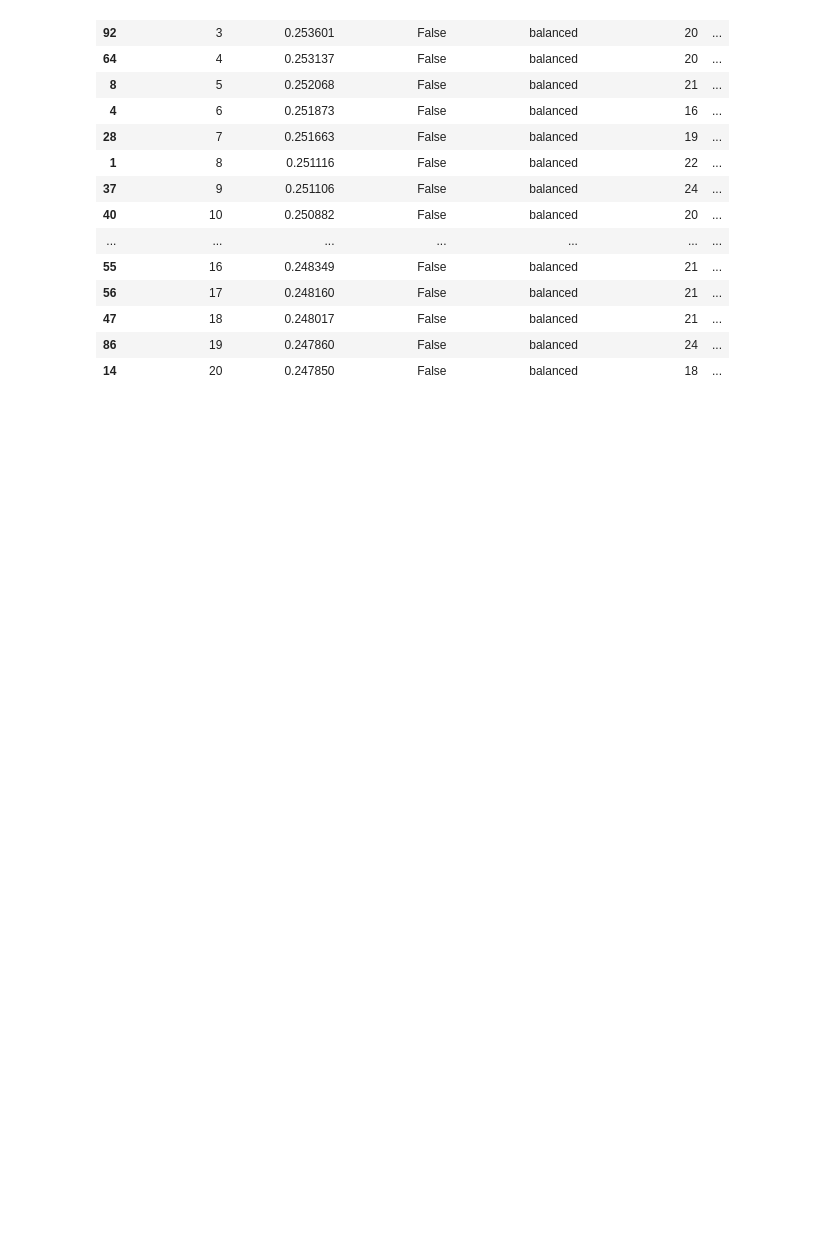
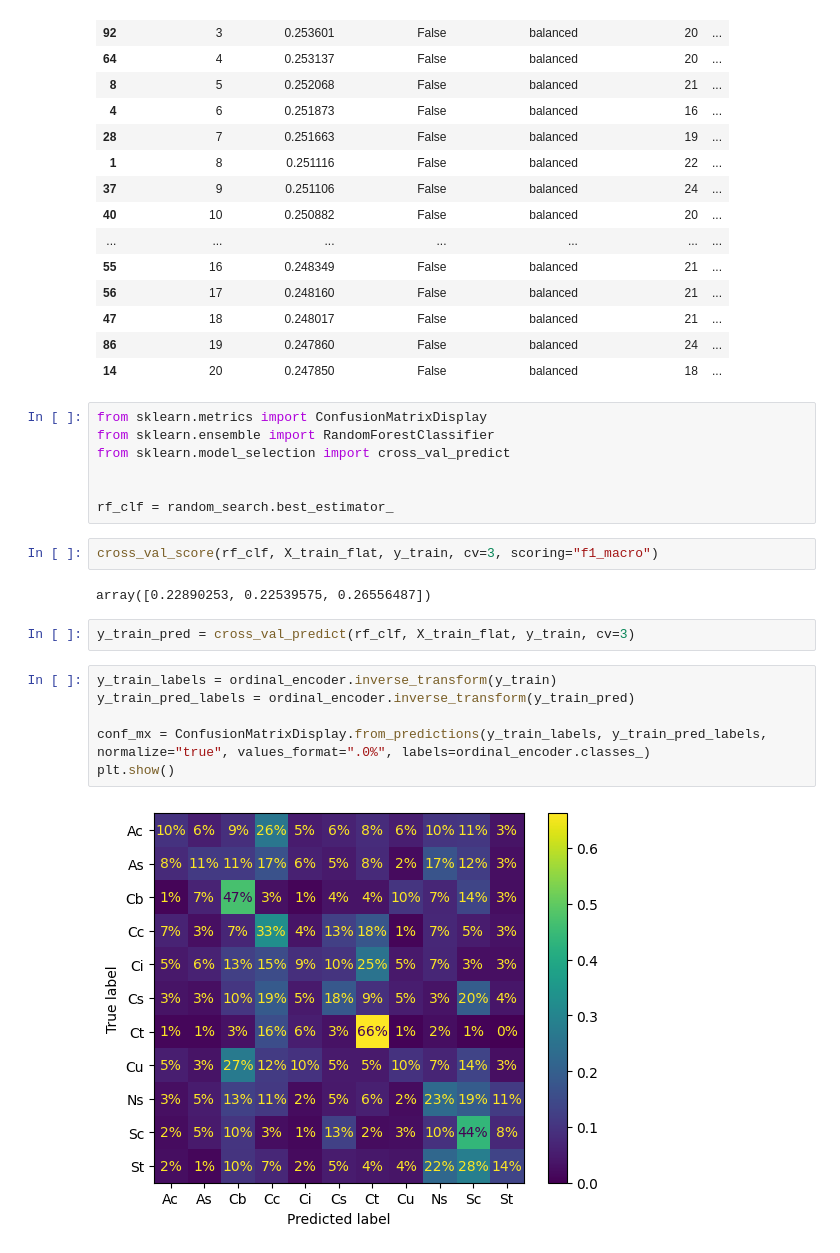
Before and after one commit to LucasNseyep/belle-weder, a Jupyter notebook: notebooks/belle-weder-vision-lab-book/lab-book-2/02_model_fine_tuning.ipynb, the cells around one changed output. Cells and saved outputs as stored; diff of their text form; blank space fills up the shorter version.

```diff
--- a/notebooks/belle-weder-vision-lab-book/lab-book-2/02_model_fine_tuning.ipynb
+++ b/notebooks/belle-weder-vision-lab-book/lab-book-2/02_model_fine_tuning.ipynb
@@ -373,3 +373,24 @@ visible_df.sort_values("rank_test_score").head(20)
 | 47 | 18 | 0.248017 | False | balanced | 21 | ... |
 | 86 | 19 | 0.247860 | False | balanced | 24 | ... |
 | 14 | 20 | 0.247850 | False | balanced | 18 | ... |
+# %%
+from sklearn.metrics import ConfusionMatrixDisplay
+from sklearn.ensemble import RandomForestClassifier
+from sklearn.model_selection import cross_val_predict
+
+
+rf_clf = random_search.best_estimator_
+# %%
+cross_val_score(rf_clf, X_train_flat, y_train, cv=3, scoring="f1_macro")
+# %% [output]
+array([0.22890253, 0.22539575, 0.26556487])
+# %%
+y_train_pred = cross_val_predict(rf_clf, X_train_flat, y_train, cv=3)
+# %%
+y_train_labels = ordinal_encoder.inverse_transform(y_train)
+y_train_pred_labels = ordinal_encoder.inverse_transform(y_train_pred)
+
+conf_mx = ConfusionMatrixDisplay.from_predictions(y_train_labels, y_train_pred_labels, normalize="true", values_format=".0%", labels=ordinal_encoder.classes_)
+plt.show()
+# %% [output]
+[figure, added]
```
Also changed, not shown: parts of 7 cells of this notebook.
